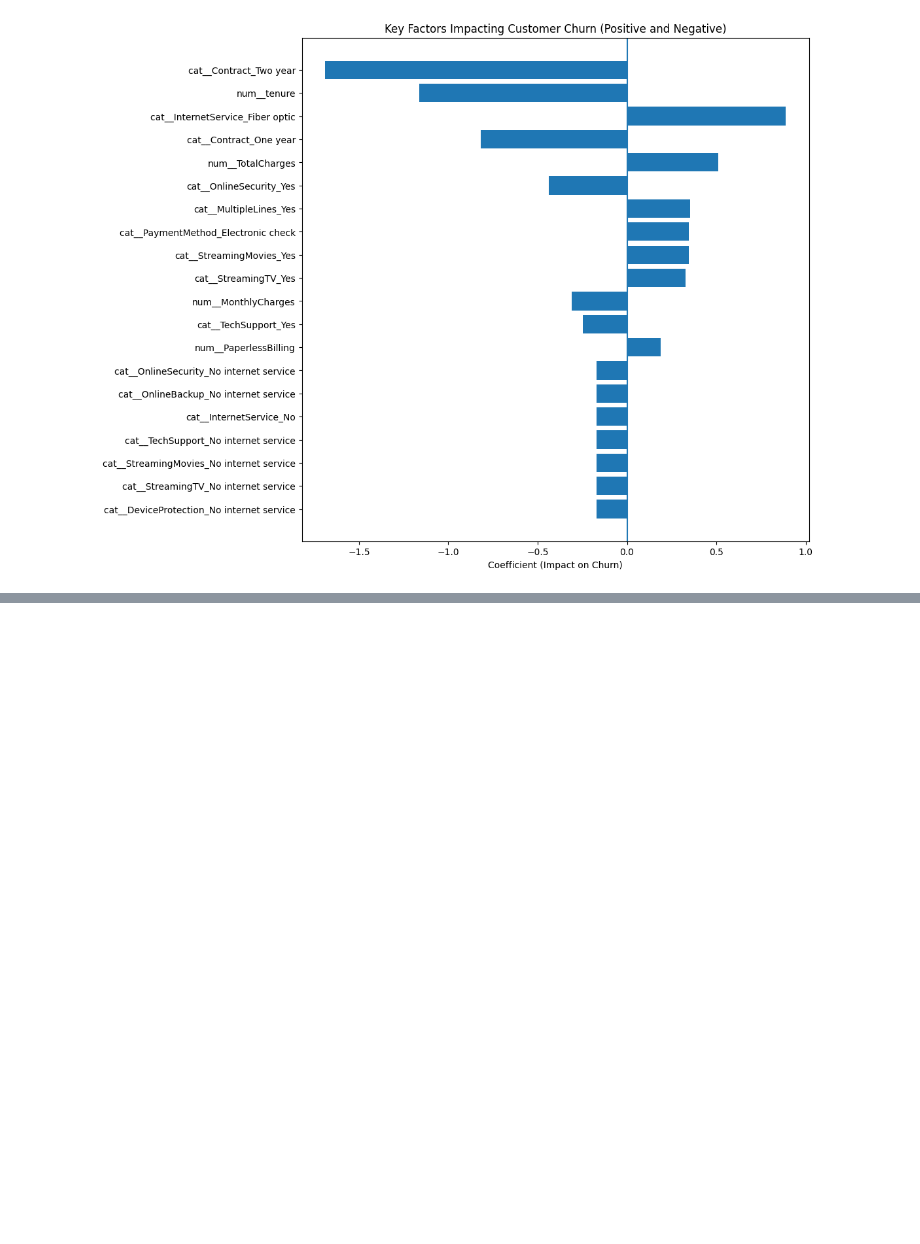
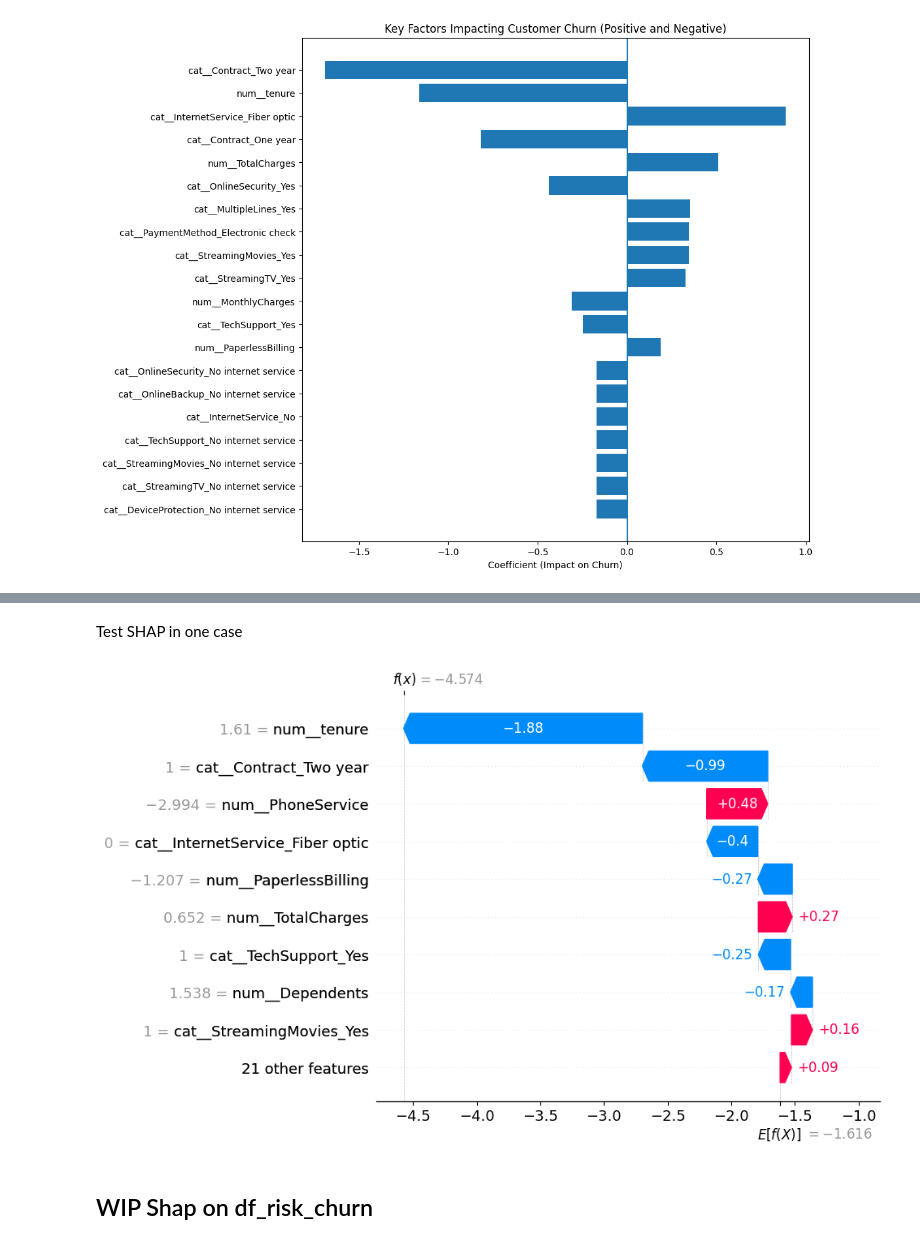
Before and after one commit to JessePMelo/Telco-Customer-Churn, a Jupyter notebook: data_science/notebooks/Telco_Customer_Churn.ipynb, the cells around one changed output, grey strips where cells are left out. Cells and saved outputs as stored; diff of their text form; code cells hidden in the pictures; blank space fills up the shorter version.

```diff
--- a/data_science/notebooks/Telco_Customer_Churn.ipynb
+++ b/data_science/notebooks/Telco_Customer_Churn.ipynb
@@ -1045,0 +1093,15 @@ plt.show()
+# %% [markdown]
+Test SHAP in one case
+# %%
+shap.plots.waterfall(
+    shap.Explanation(
+        values=shap_values[0],
+        base_values=explainer.expected_value,
+        data=X_train_transformed[0],
+        feature_names=feature_names
+    )
+)
+# %% [output]
+[figure, added]
+# %% [markdown]
+## WIP Shap on df_risk_churn
```
Also changed, not shown: parts of 6 cells of this notebook.
